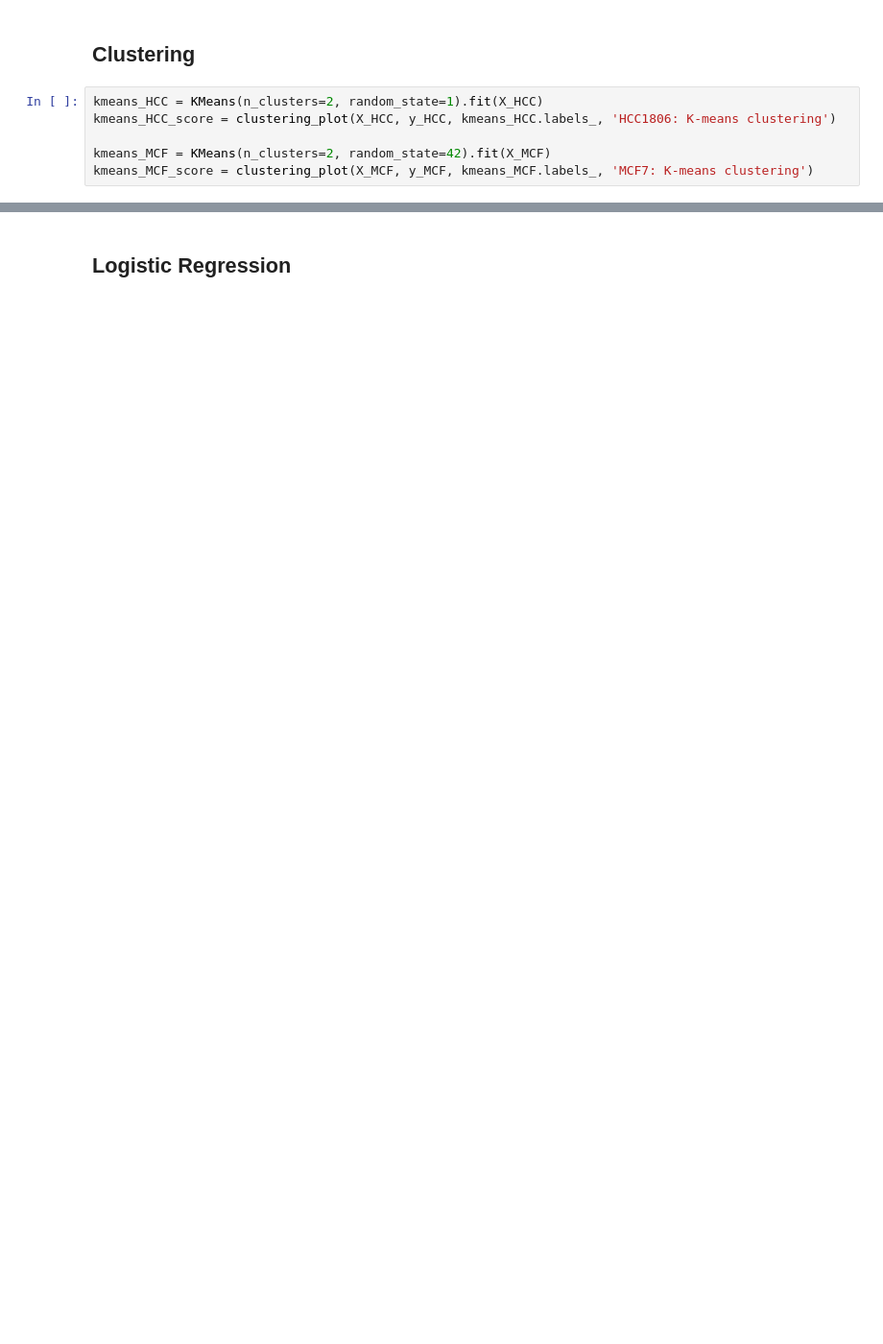
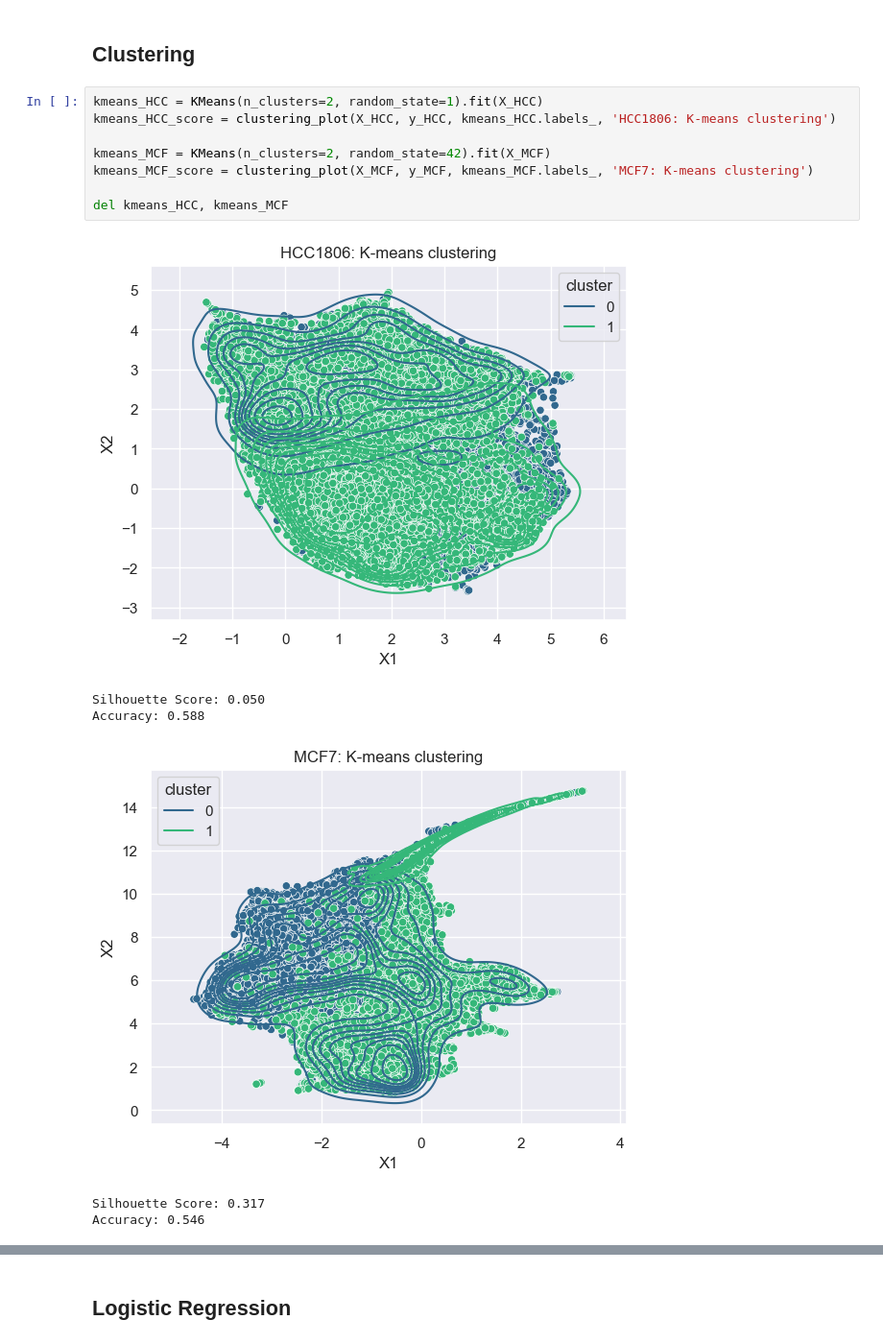
Before and after one commit to MikyLanfra/Prediction_on_Cancer_Cells, a Jupyter notebook: DropSeq.ipynb, the cells around one changed output, grey strips where cells are left out. Shown at 96% size. Cells and saved outputs as stored; diff of their text form; blank space fills up the shorter version.

```diff
--- a/DropSeq.ipynb
+++ b/DropSeq.ipynb
@@ -74,9 +90,18 @@ print("Accuracy of MCF7 UMAP: ", accuracy_score(y_MCF_ts, y_MCF_umap))
 # %%
 kmeans_HCC = KMeans(n_clusters=2, random_state=1).fit(X_HCC)
 kmeans_HCC_score = clustering_plot(X_HCC, y_HCC, kmeans_HCC.labels_, 'HCC1806: K-means clustering')
 
 kmeans_MCF = KMeans(n_clusters=2, random_state=42).fit(X_MCF)
 kmeans_MCF_score = clustering_plot(X_MCF, y_MCF, kmeans_MCF.labels_, 'MCF7: K-means clustering')
+
+del kmeans_HCC, kmeans_MCF
+# %% [output]
+[figure, added]
+Silhouette Score: 0.050
+Accuracy: 0.588
+[figure, added]
+Silhouette Score: 0.317
+Accuracy: 0.546
 # %%
 gmm_HCC = GaussianMixture(n_components=2, random_state=1).fit(X_HCC)
 gmm_HCC_score = clustering_plot(X_HCC, y_HCC, gmm_HCC.predict(X_HCC), 'HCC1806: Gaussian Mixture Model clustering')
```
Also changed, not shown: parts of 16 cells of this notebook, 25 other files.
